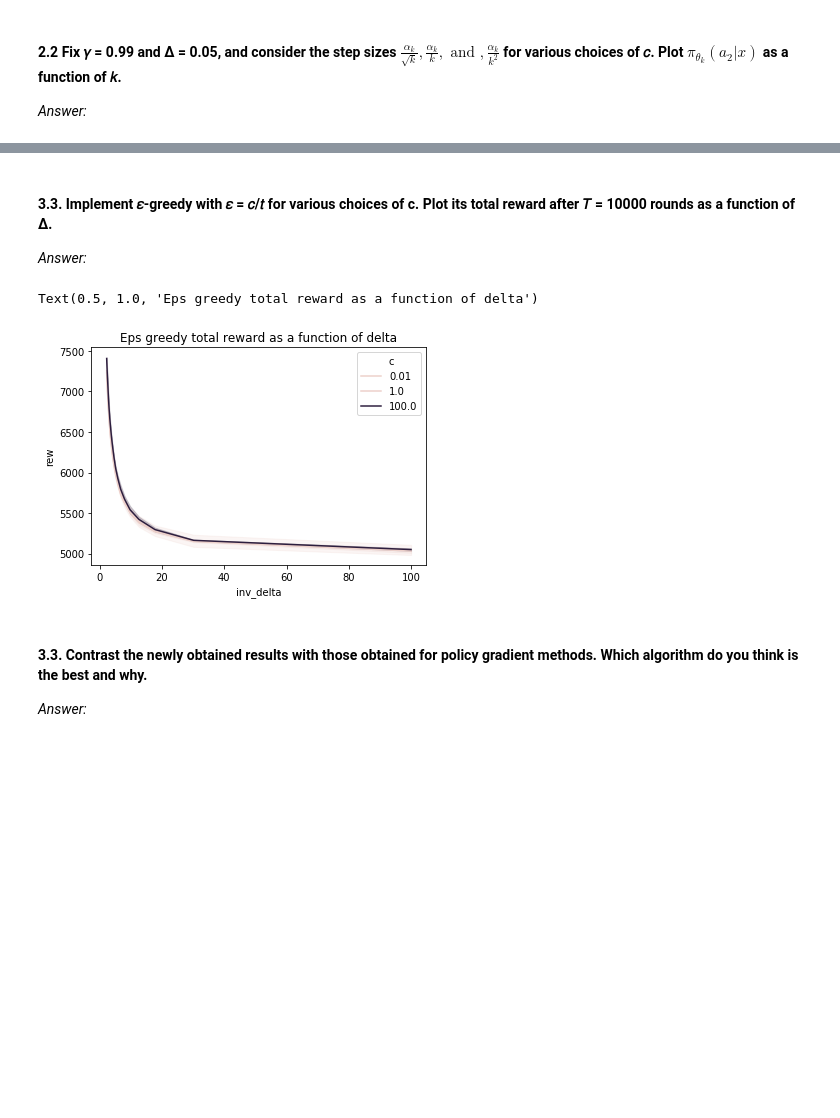
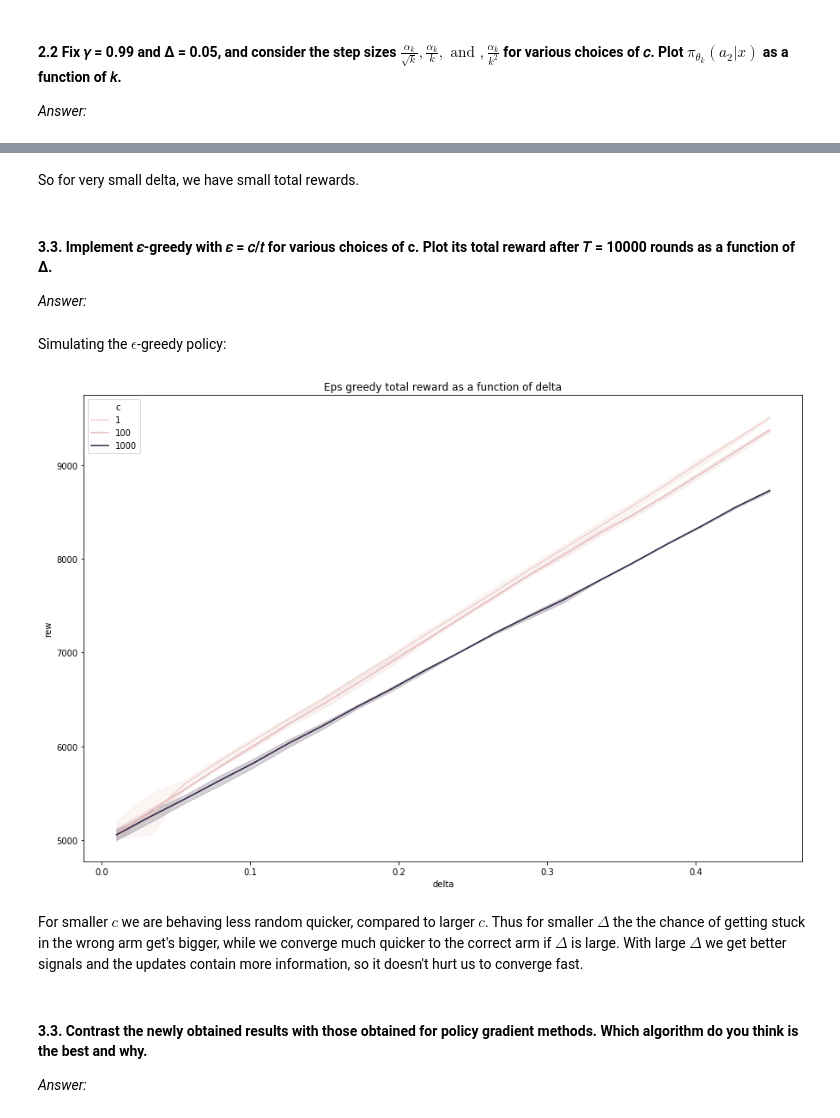
Before and after one commit to jrdmose/BGSE_Reinforcement_Learning, a Jupyter notebook: RL_exercises.ipynb, the cells around one changed output, grey strips where cells are left out. Cells and saved outputs as stored; diff of their text form; code cells hidden in the pictures; blank space fills up the shorter version.

```diff
--- a/RL_exercises.ipynb
+++ b/RL_exercises.ipynb
@@ -243,7 +241,6 @@ We run the simulations for checking convergence of the algorithm.
 train_steps = 5000
 seeds = [2,3,5] # Some seeds for getting different random states
 delta = 0.1
-gamma = 0.4 # This doesn't do anything
 c = 0.1
 
 # Setting up result dataframes
@@ -253,7 +250,6 @@ ep_plot = pd.DataFrame()
 # For each seed, simulate and store in data frame
 for seed in seeds:
     reinf_alg = policy_gradient(delta = delta,
-                          gamma = gamma,
                           c = c,
                           step_type = "fixed",
                           seed = seed)
@@ -282,0 +317,9 @@ First plot shows the mean actions taken over tranining steps and seed and the co
+# %%
+fig,axes = plt.subplots(3,1, figsize = (11,11))
+
+for i,c in enumerate(cs):
+    sns.lineplot(x='train_step', y = 'policy', ci = 'sd', hue = "step_type",
+                 data= train_plot[train_plot.c == c],ax = axes[i]).set_title(f"c = {c}")
+
+plt.tight_layout()
+plt.savefig("img/policy_gradient_convergence_cs")
@@ -401,15 +422,17 @@ class UCB():
 # %%
-beta = 1
+beta = 2
 deltas = np.linspace(0.01,0.45,20)
+seeds  =[2]
 
 rews_UCB = []
 for seed,delta in itertools.product(seeds,deltas):
     reinf_alg = UCB(delta,beta)
     rew = reinf_alg.train(10000)
-    _ = { 'seed':seed, 'inv_delta': 1/delta, 'rew':rew}
+    _ = { 'seed':seed, 'delta': delta, 'rew':rew}
     rews_UCB.append(copy.deepcopy(_))
 
 
 res_UCB = pd.DataFrame(rews_UCB)
-sns.lineplot(x = 'inv_delta', y = 'rew', ci = 'sd', data = res_UCB, legend = 'full').set_title("UCB total reward as a function of delta")
+sns.lineplot(x = 'delta', y = 'rew', ci = 'sd', data = res_UCB, legend = 'full').set_title("UCB total reward as a function of delta")
+plt.savefig("img/UCB_reward")
 # %% [output]
@@ -418,3 +440,5 @@ Text(0.5, 1.0, 'UCB total reward as a function of delta')
+# %% [markdown]
+So for very small delta, we have small total rewards.
 # %% [markdown]
 #### 3.3. Implement 𝜀-greedy with 𝜀 = 𝑐/𝑡 for various choices of c. Plot its total reward after 𝑇 = 10000 rounds as a function of Δ.
 
@@ -435,19 +459,24 @@ class eps_greedy():
             reward = self.env.step(action)
             self.update_mean(action,reward)
 
+    # In epsilon greedy we choose the arm either randomly or based on the maximum expected reward
     def choose_arm(self, it):
 
-        if np.random.uniform() > self.eps(it):
+        # Draw a random number, check if bigger smaller eps, if so, draw random action
+        if np.random.uniform() < self.eps(it):
             return np.random.randint(2)
 
+        # Else choose arm with maximum estimated reward based on previous trials
         else:
             return np.argmax(self.means)
 
+    # update the mean
     def update_mean(self,action,reward):
 
         self.counter[action] += 1
         self.means[action] = self.means[action] +  1/(1+self.counter[action])*(reward-self.means[action])
 
+    # Training: Draw action, get reward, update params, repeat!
     def train(self, iterations):
 
 
@@ -462,30 +491,32 @@ class eps_greedy():
 
             tot_rew += reward
 
-#             train_it_log = pd.DataFrame([[i, action, reward, self.delta, self.means, self.counter]],
-#                                          columns = ["it", "action", "reward","delta", "means", "counter"])
-
-#             train_logs = train_logs.append(train_it_log, ignore_index = True)
-
         return tot_rew
+# %% [markdown]
+Simulating the $\epsilon$-greedy policy:
 # %%
-cs = [0.01,1,100]
+# Parameter initialization
+seeds = [2,3,4]
+cs = [1,100,1000]
 deltas = np.linspace(0.01,0.45,20)
 
 rews_eps = []
 
+# Simulate
 for seed,c,delta in itertools.product(seeds,cs,deltas):
     reinf_alg = eps_greedy(delta,c, seed)
     rew = reinf_alg.train(10000)
-    _ = { 'seed':seed,'c':c, 'inv_delta': 1/delta, 'rew':rew}
-    rews_UCB.append(copy.deepcopy(_))
+    _ = { 'seed':seed,'c':c, 'delta': delta, 'rew':rew}
+    rews_eps.append(copy.deepcopy(_))
 
 
-res_eps = pd.DataFrame(rews_UCB)
-sns.lineplot(x = 'inv_delta', y = 'rew', ci = 'sd',hue ='c', data = res_eps, legend = 'full').set_title("Eps greedy total reward as a function of delta")
+res_eps = pd.DataFrame(rews_eps)
+sns.lineplot(x = 'delta', y = 'rew', ci = 'sd',hue ='c', data = res_eps, legend = 'full').set_title("Eps greedy total reward as a function of delta")
+plt.savefig("img/Eps_greedy_reward")
 # %% [output]
-Text(0.5, 1.0, 'Eps greedy total reward as a function of delta')
-[figure, old version]
+[figure, new version]
+# %% [markdown]
+For smaller $c$ we are behaving less random quicker, compared to larger $c$. Thus for smaller $\Delta$ the the chance of getting stuck in the wrong arm get's bigger, while we converge much quicker to the correct arm if $\Delta$ is large. With large $\Delta$ we get better signals and the updates contain more information, so it doesn't hurt us to converge fast.
 # %% [markdown]
 #### 3.3. Contrast the newly obtained results with those obtained for policy gradient methods. Which algorithm do you think is the best and why.
 
```
Also changed, not shown: parts of 26 cells of this notebook.
